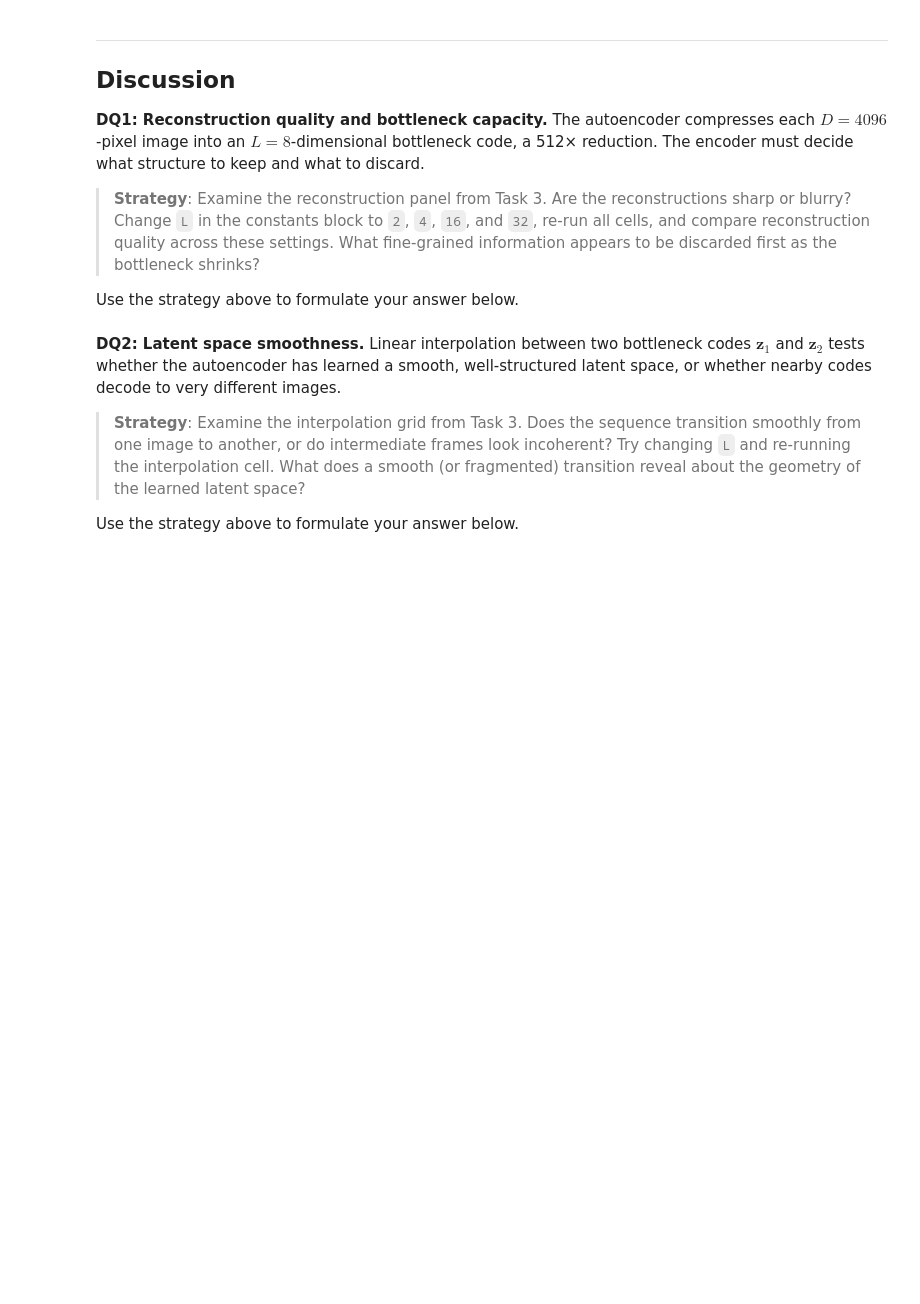
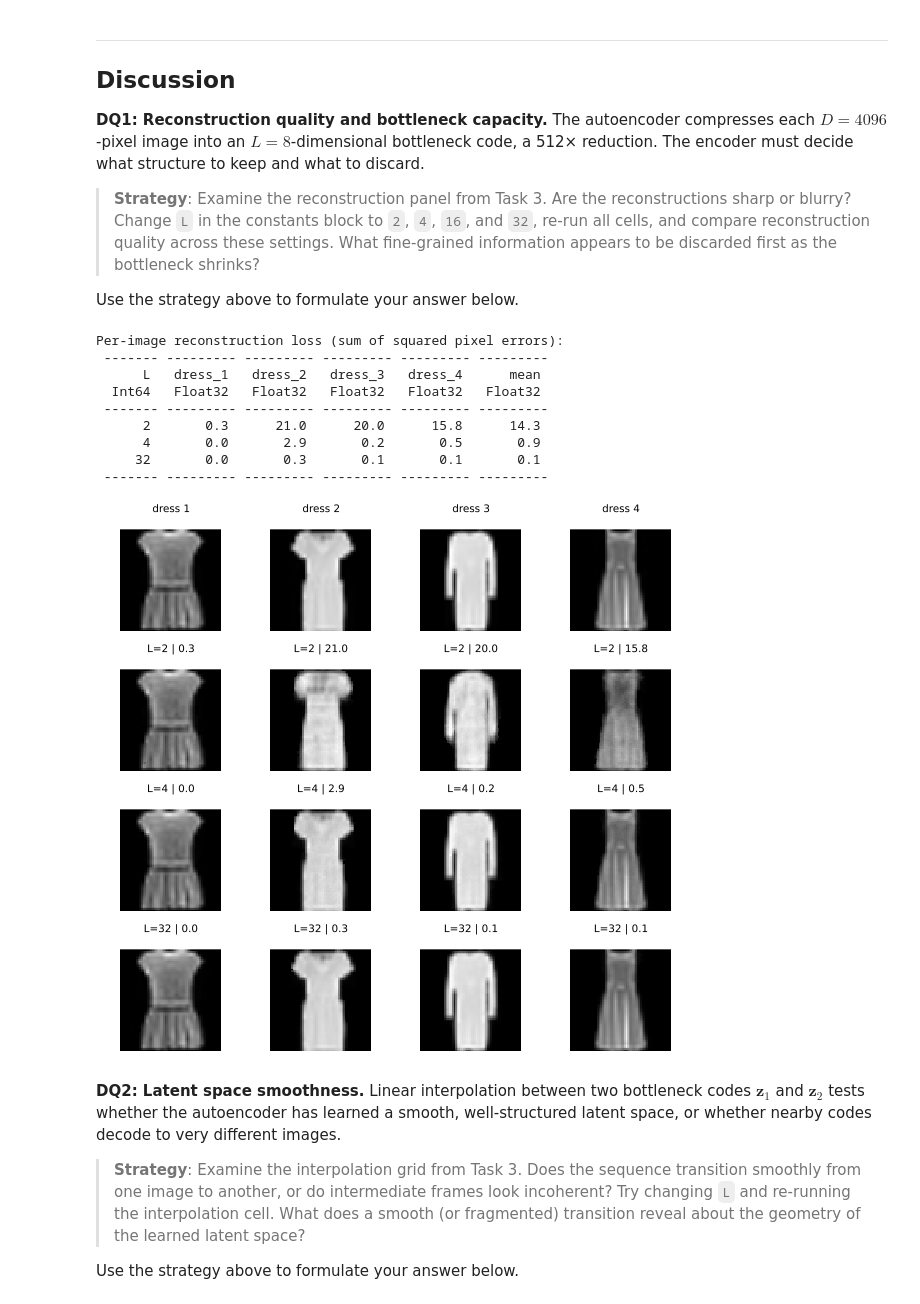
Before and after one commit to CHEME-5820-Spring-2026/ps5-5820-s26-or222-AIML-3, a Jupyter notebook: PS5-CHEME-5820-Student-AE-S2025.ipynb, the cells around one changed output. Saved outputs shown, nothing was run; the diff lists cells and outputs as text; code cells hidden in the pictures; blank space fills up the shorter version.

```diff
--- a/PS5-CHEME-5820-Student-AE-S2025.ipynb
+++ b/PS5-CHEME-5820-Student-AE-S2025.ipynb
@@ -381,7 +416,7 @@ Use the strategy above to formulate your answer below.
 let
 
     # --- setup ---
-    L_values = [2, 4, 8, 16, 32];   # bottleneck dimensions to compare
+    L_values = [2, 4, 32];   # bottleneck dimensions to compare
     n_show = 4;                       # number of sample images per row
     x_sample = X[:, 1:n_show];       # grab the first n_show training images
 
@@ -424,31 +459,42 @@ let
         end
 
         # reconstruct the sample images and compute per-image squared error -
         x_hat = decode(ae_test, encode(ae_test, x_sample));
         per_img = vec(sum((x_sample .- x_hat).^2; dims=1));  # one loss value per image
 
         # record a row for the summary table -
         push!(rows, (L=L_test, dress_1=round(per_img[1], digits=1),
             dress_2=round(per_img[2], digits=1), dress_3=round(per_img[3], digits=1),
             dress_4=round(per_img[4], digits=1), mean=round(mean(per_img), digits=1)));
 
         # add reconstruction heatmaps to the plot grid (title shows per-image loss) -
         for i in 1:n_show
             img = Gray.(reshape(x_hat[:, i], 64, 64)');
             push!(plots, heatmap(img, color=:grays, axis=false, ticks=false,
                 title="L=$(L_test) | $(round(per_img[i], digits=1))",
                 titlefontsize=7, aspect_ratio=:equal));
         end
     end
 
     # --- print a summary table of per-image losses ---
     println("Per-image reconstruction loss (sum of squared pixel errors):");
     data = DataFrame(rows);
     pretty_table(data; backend = :text,
         table_format = TextTableFormat(borders = text_table_borders__compact));
 
     # --- display the image grid: originals on top, one row per L below ---
     n_rows = 1 + length(L_values);
     plot(plots..., layout=(n_rows, n_show), size=(n_show * 150, n_rows * 140))
 end
+# %% [output]
+Per-image reconstruction loss (sum of squared pixel errors):
+ ------- --------- --------- --------- --------- ---------
+      L   dress_1   dress_2   dress_3   dress_4      mean
+  Int64   Float32   Float32   Float32   Float32   Float32
+ ------- --------- --------- --------- --------- ---------
+      2       0.3      21.0      20.0      15.8      14.3
+      4       0.0       2.9       0.2       0.5       0.9
+     32       0.0       0.3       0.1       0.1       0.1
+ ------- --------- --------- --------- --------- ---------
+[figure, added]
 # %%
```
Also changed, not shown: parts of 24 cells of this notebook, 1 other file.
